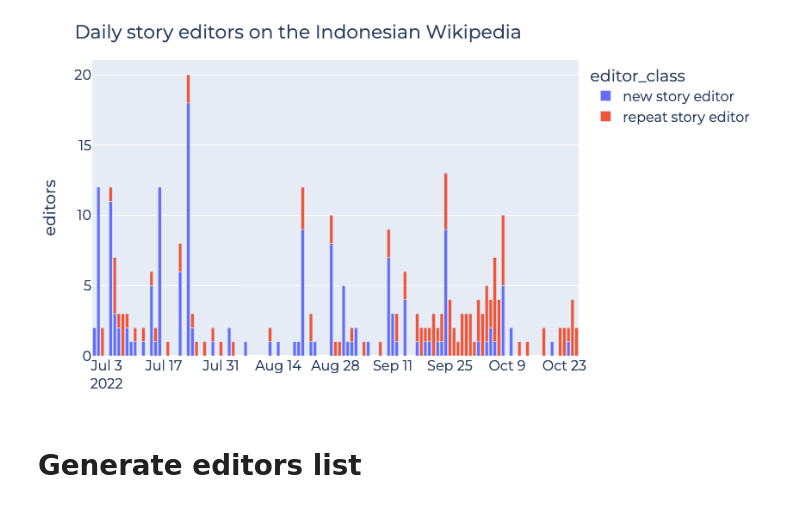
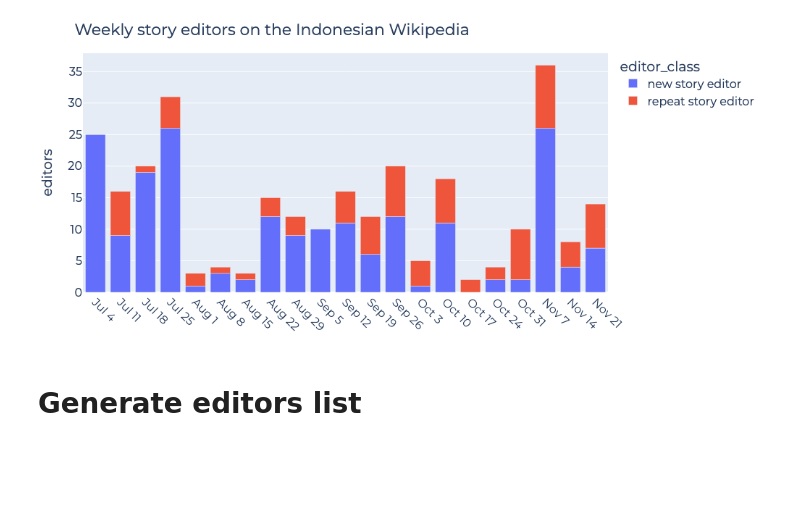
Before and after one commit to wikimedia-research/2022-Wikistories, a Jupyter notebook: basic_stats.ipynb, the cells around one changed output. Cells and saved outputs as stored; diff of their text form; code cells hidden in the pictures; blank space fills up the shorter version.

```diff
--- a/basic_stats.ipynb
+++ b/basic_stats.ipynb
@@ -160,18 +149,44 @@ daily_editor = (
 # %%
+def classify_editor(df):
+    if df["is_user_first_edit"].any():
+        return "new story editor"
+    else:
+        return "repeat story editor"
+
+weekly_editor = (
+    story_edit.groupby([
+        pd.Grouper(key="dt", freq="W-MON"),
+        "user_name"
+    ]).apply(classify_editor).reset_index()
+    .rename(columns={0: "editor_class"})
+    .groupby([
+        "dt",
+        "editor_class"
+    ]).agg(editors=("user_name", len))
+    .reset_index()
+    # Exclude the current, partial week
+    .query("dt < @current_week_start")
+)
+
 fig = px.bar(
-    daily_editor,
+    weekly_editor,
     x="dt",
     y="editors",
     color="editor_class",
-    title="Daily story editors on the Indonesian Wikipedia",
+    title="Weekly story editors on the Indonesian Wikipedia",
     height=450
 )
 
-fig.update_xaxes(title_text=None)
+fig.update_xaxes(
+    tickangle=45,
+    title_text=None,
+    tickvals=week,
+    ticktext=week_text
+)
 
 fig.show()
 # %% [output]
-[figure, old version]
+[figure, new version]
 # %% [markdown]
 # Generate editors list
 # %%
```
Also changed, not shown: parts of 8 cells of this notebook.
